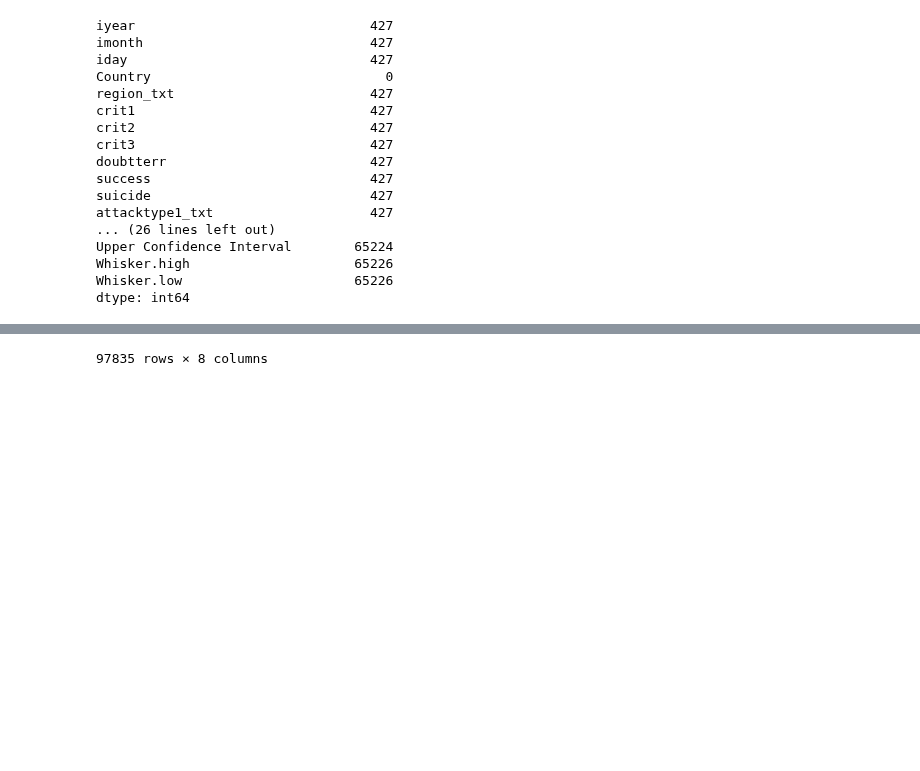
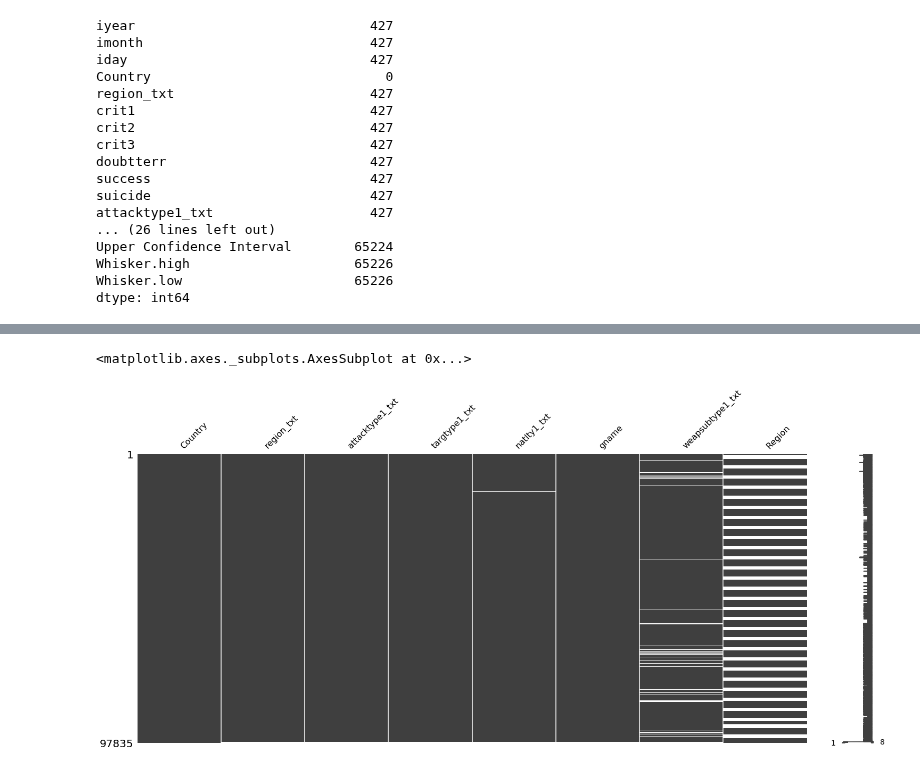
Before and after one commit to aghapygad336/MENA, a Jupyter notebook: MENA.ipynb, the cells around one changed output, grey strips where cells are left out. Cells and saved outputs as stored; diff of their text form; code cells hidden in the pictures; blank space fills up the shorter version.

```diff
--- a/MENA.ipynb
+++ b/MENA.ipynb
@@ -328,5 +313,5 @@ numeric_
 cat=data.select_dtypes(include='object')
 import pandas as pd
 cat.isnull().sum()
-cat
+msno.matrix(cat)
 # %% [output]
@@ -345 +318,2 @@ cat
-97835 rows × 8 columns
+<matplotlib.axes._subplots.AxesSubplot at 0x...>
+[figure, added]
```
Also changed, not shown: parts of 3 cells of this notebook.
